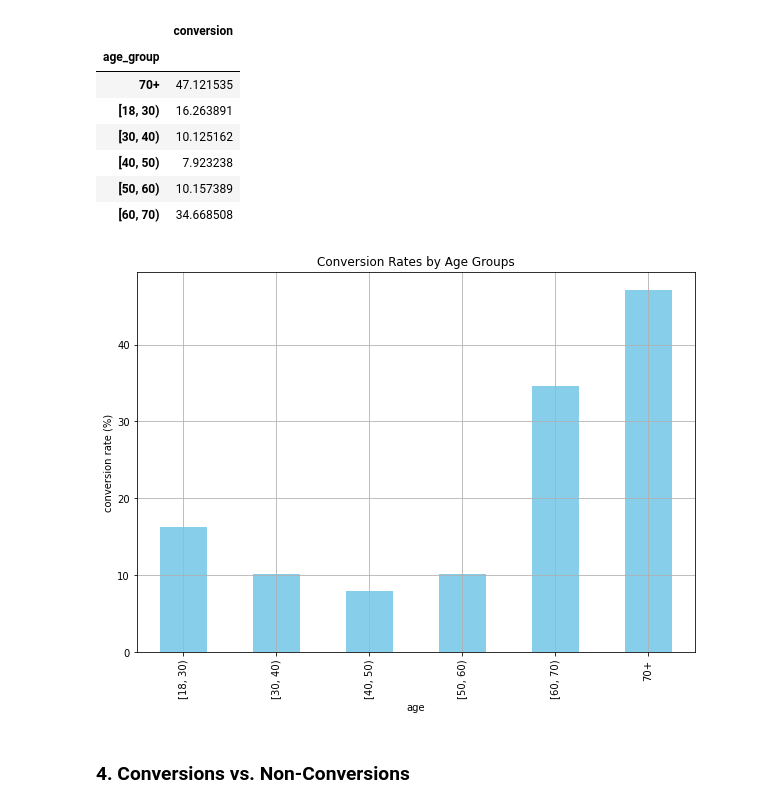
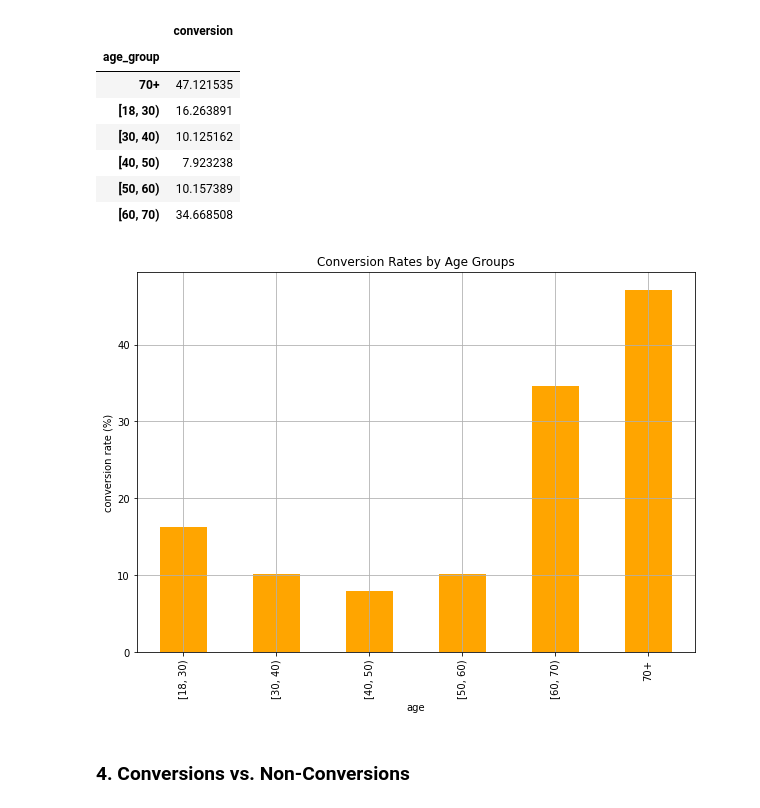
Before and after one commit to DangerBoos/ISMTE111, a Jupyter notebook: Chapter02/ConversionRate.ipynb, the cells around one changed output. Saved outputs shown, nothing was run; the diff lists cells and outputs as text; code cells hidden in the pictures.

```diff
--- a/Chapter02/ConversionRate.ipynb
+++ b/Chapter02/ConversionRate.ipynb
@@ -285,22 +310,24 @@ pd.DataFrame(conversions_by_age_group)
 | [50, 60) | 10.157389 |
 | [60, 70) | 34.668508 |
 # %%
+# Now plot the data above as a bar graph to see patterns:
+
 ax = conversions_by_age_group.loc[
-    ['[18, 30)', '[30, 40)', '[40, 50)', '[50, 60)', '[60, 70)', '70+']
+    ['[18, 30)', '[30, 40)', '[40, 50)', '[50, 60)', '[60, 70)', '70+']   # this establishes the bin order in the plot
 ].plot(
     kind='bar',
-    color='skyblue',
+    color='orange',
     grid=True,
     figsize=(10, 7),
     title='Conversion Rates by Age Groups'
 )
 
 ax.set_xlabel('age')
 ax.set_ylabel('conversion rate (%)')
 
 plt.show()
 # %% [output]
-[figure, old version]
+[figure, new version]
 # %% [markdown]
 ### 4. Conversions vs. Non-Conversions
 # %% [markdown]
```
Also changed, not shown: parts of 26 cells of this notebook, 5 other files.
